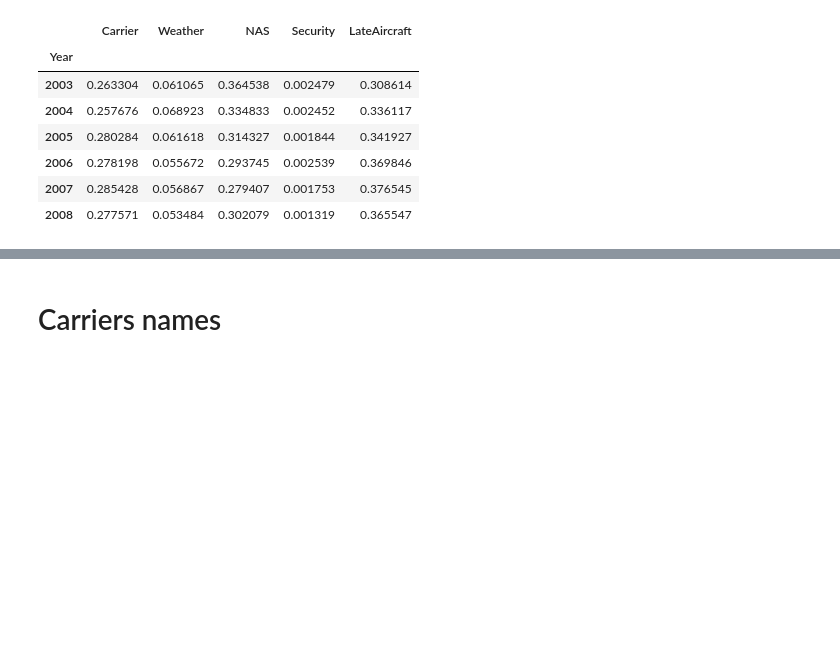
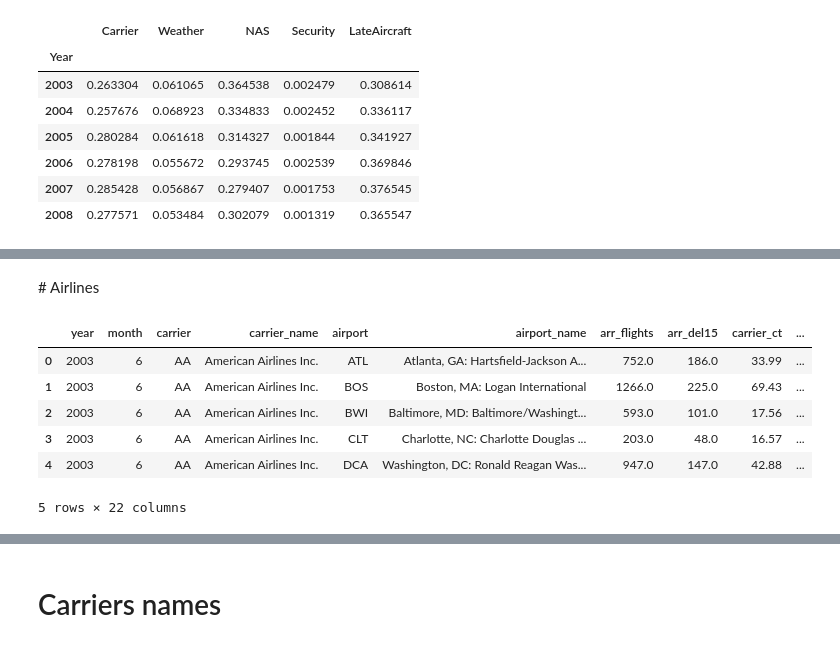
Before and after one commit to albhub/Udacity-NanoDegree-P6, a Jupyter notebook: Flights.ipynb, the cells around one changed output, grey strips where cells are left out. Drawn from its saved outputs; the diff is of its cells as text; code cells hidden in the pictures; blank space fills up the shorter version.

```diff
--- a/Flights.ipynb
+++ b/Flights.ipynb
@@ -293,0 +367,12 @@ KeyError: "['OtherDelay'] not in index"
+# %% [markdown]
+# Airlines
+# %%
+df_delays.head()
+# %% [output]
+|  | year | month | carrier | carrier_name | airport | airport_name | arr_flights | arr_del15 | carrier_ct | ... |
+| 0 | 2003 | 6 | AA | American Airlines Inc. | ATL | Atlanta, GA: Hartsfield-Jackson A... | 752.0 | 186.0 | 33.99 | ... |
+| 1 | 2003 | 6 | AA | American Airlines Inc. | BOS | Boston, MA: Logan International | 1266.0 | 225.0 | 69.43 | ... |
+| 2 | 2003 | 6 | AA | American Airlines Inc. | BWI | Baltimore, MD: Baltimore/Washingt... | 593.0 | 101.0 | 17.56 | ... |
+| 3 | 2003 | 6 | AA | American Airlines Inc. | CLT | Charlotte, NC: Charlotte Douglas ... | 203.0 | 48.0 | 16.57 | ... |
+| 4 | 2003 | 6 | AA | American Airlines Inc. | DCA | Washington, DC: Ronald Reagan Was... | 947.0 | 147.0 | 42.88 | ... |
+5 rows × 22 columns
```
Also changed, not shown: parts of 11 cells of this notebook, 5 other files.
